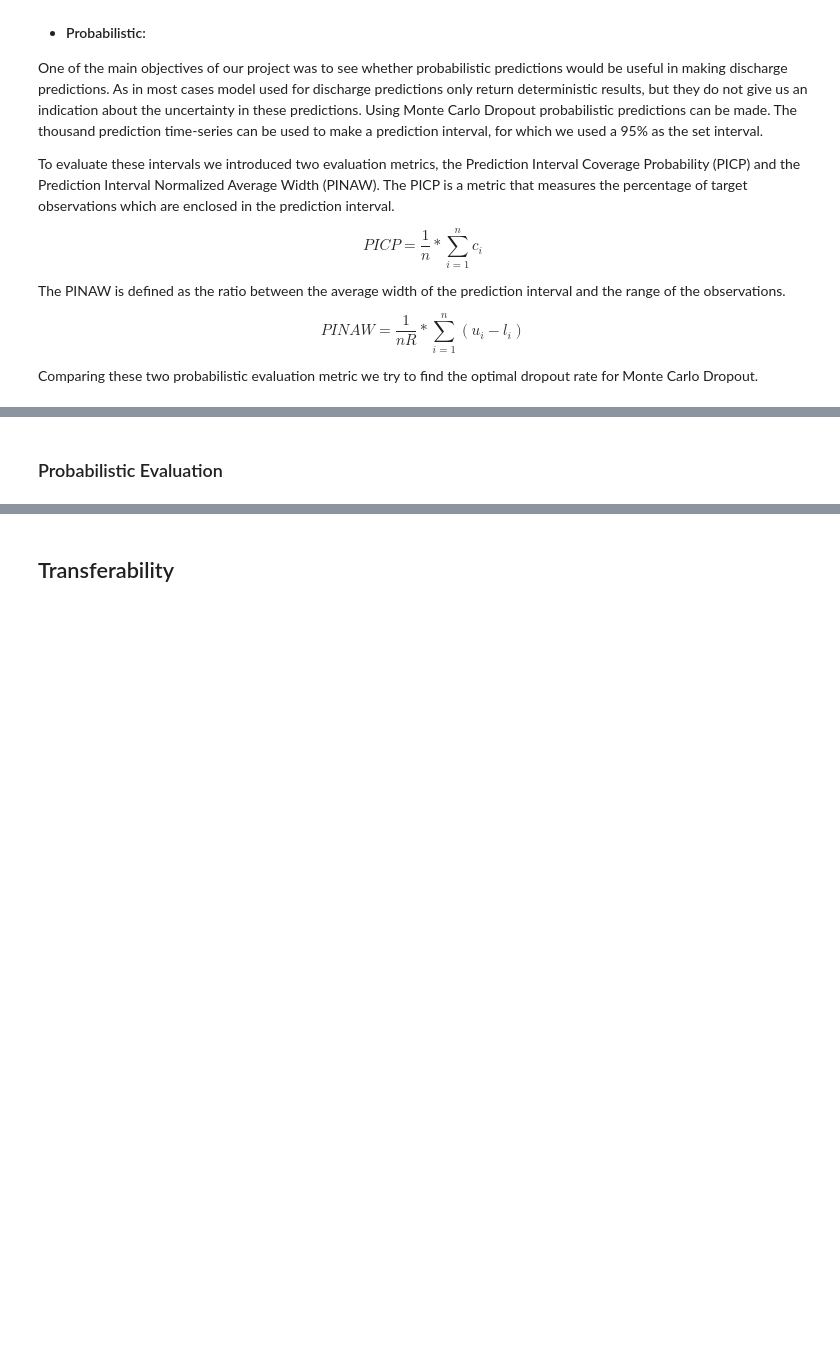
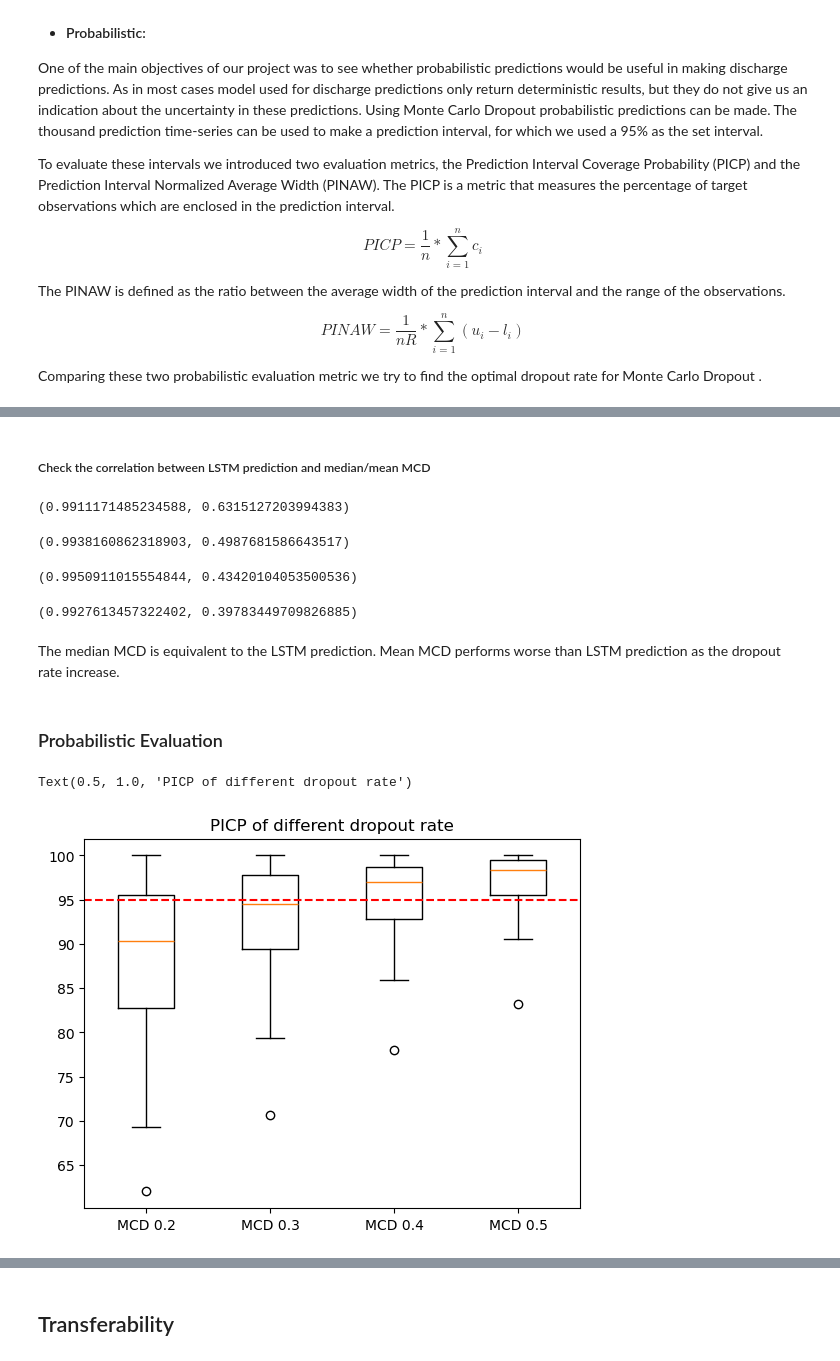
Before and after one commit to dwiva5/HBV-Team, a Jupyter notebook: Project-Run/Layout_text_images.ipynb, the cells around one changed output, grey strips where cells are left out. Drawn from its saved outputs; the diff is of its cells as text; code cells hidden in the pictures; blank space fills up the shorter version.

```diff
--- a/Project-Run/Layout_text_images.ipynb
+++ b/Project-Run/Layout_text_images.ipynb
@@ -351,2 +511,31 @@ Comparing these two probabilistic evaluation metric we try to find the optimal d
+# %% [markdown]
+##### Check the correlation between LSTM prediction and median/mean MCD
+# %%
+np.corrcoef(lstm17['NSE'],MCD1702['Median_NSE'])[0][1], np.corrcoef(lstm17['NSE'],MCD1702['Mean_NSE'])[0][1]
+# %% [output]
+(0.9911171485234588, 0.6315127203994383)
+# %%
+np.corrcoef(lstm17['NSE'],MCD1703['Median_NSE'])[0][1], np.corrcoef(lstm17['NSE'],MCD1703['Mean_NSE'])[0][1]
+# %% [output]
+(0.9938160862318903, 0.4987681586643517)
+# %%
+np.corrcoef(lstm17['NSE'],MCD1704['Median_NSE'])[0][1], np.corrcoef(lstm17['NSE'],MCD1704['Mean_NSE'])[0][1]
+# %% [output]
+(0.9950911015554844, 0.43420104053500536)
+# %%
+np.corrcoef(lstm17['NSE'],MCD1705['Median_NSE'])[0][1], np.corrcoef(lstm17['NSE'],MCD1705['Mean_NSE'])[0][1]
+# %% [output]
+(0.9927613457322402, 0.39783449709826885)
+# %% [markdown]
+The median MCD is equivalent to the LSTM prediction. Mean MCD performs worse than LSTM prediction as the dropout rate increase.
 # %% [markdown]
 ### Probabilistic Evaluation
+# %%
+labels = ['MCD 0.2', 'MCD 0.3', 'MCD 0.4', 'MCD 0.5']
+
+plt.boxplot([MCD1702['PICP'], MCD1703['PICP'], MCD1704['PICP'], MCD1705['PICP']], labels=labels)
+plt.axhline(y=95, color='red', linestyle='--', label='Target PICP=95')
+plt.title('PICP of different dropout rate')
+# %% [output]
+Text(0.5, 1.0, 'PICP of different dropout rate')
+[figure, added]
```
Also changed, not shown: parts of 34 cells of this notebook, 11 other files.
